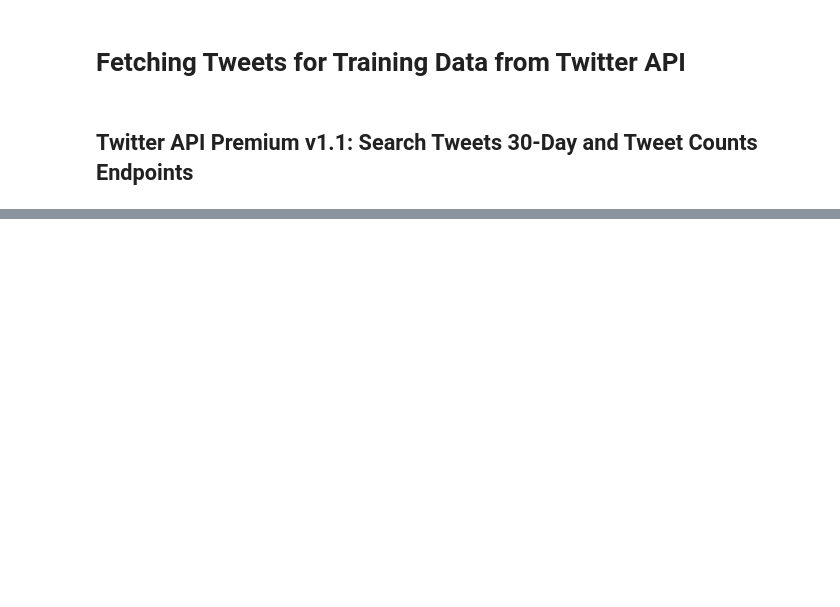
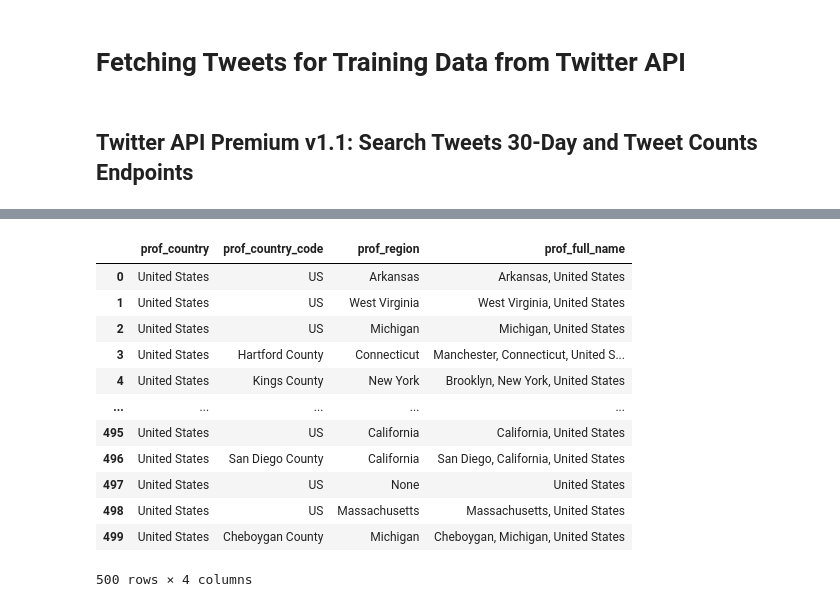
Before and after one commit to mrmarken/sentiment_analysis_fproject, a Jupyter notebook: src/fetching_tweets_training.ipynb, the cells around one changed output, grey strips where cells are left out. Saved outputs shown, nothing was run; the diff lists cells and outputs as text; code cells hidden in the pictures; blank space fills up the shorter version.

```diff
--- a/src/fetching_tweets_training.ipynb
+++ b/src/fetching_tweets_training.ipynb
@@ -225,0 +310,16 @@ tweet_df.info()
+# %%
+tweet_df.loc[:, ['prof_country', 'prof_country_code', 'prof_region', 'prof_full_name']]
+# %% [output]
+|  | prof_country | prof_country_code | prof_region | prof_full_name |
+| 0 | United States | US | Arkansas | Arkansas, United States |
+| 1 | United States | US | West Virginia | West Virginia, United States |
+| 2 | United States | US | Michigan | Michigan, United States |
+| 3 | United States | Hartford County | Connecticut | Manchester, Connecticut, United S... |
+| 4 | United States | Kings County | New York | Brooklyn, New York, United States |
+| ... | ... | ... | ... | ... |
+| 495 | United States | US | California | California, United States |
+| 496 | United States | San Diego County | California | San Diego, California, United States |
+| 497 | United States | US | None | United States |
+| 498 | United States | US | Massachusetts | Massachusetts, United States |
+| 499 | United States | Cheboygan County | Michigan | Cheboygan, Michigan, United States |
+500 rows × 4 columns
```
Also changed, not shown: parts of 14 cells of this notebook, 2 other files.
